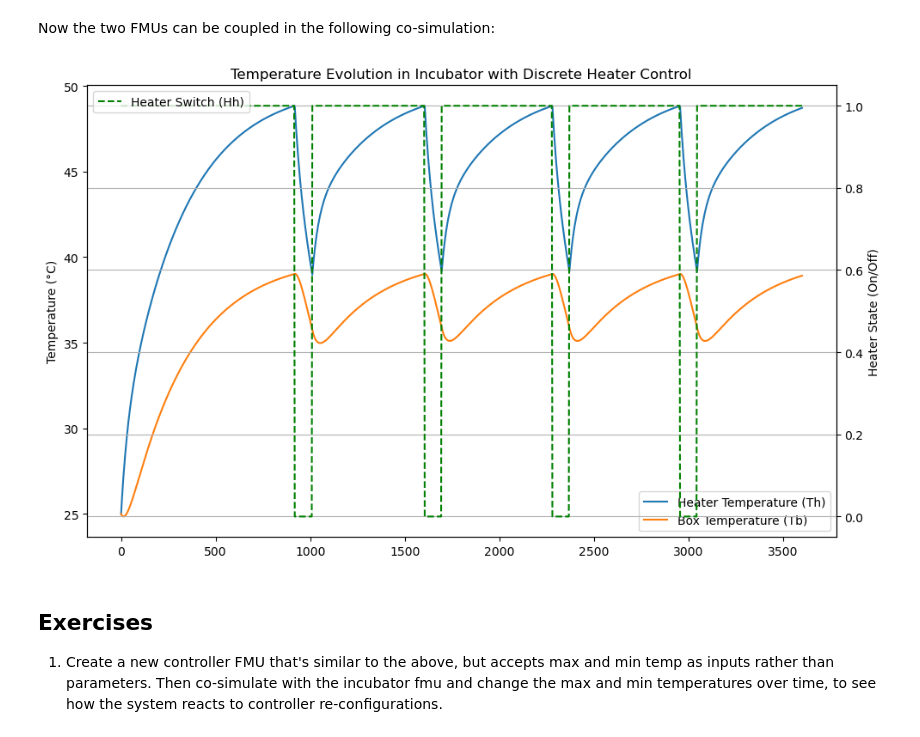
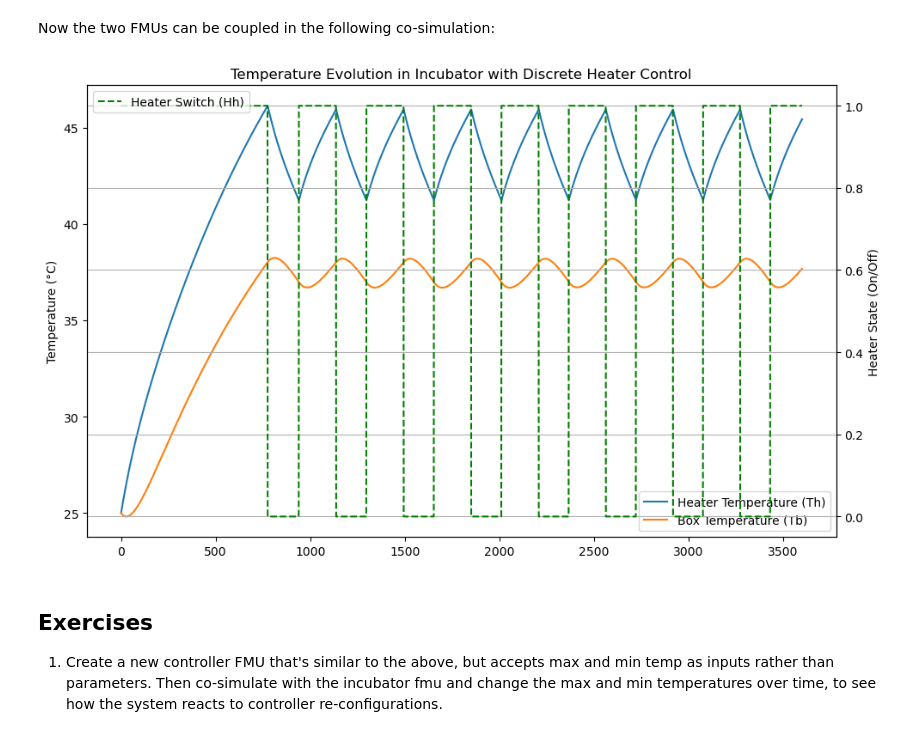
Before and after one commit to Soellingvraa/IncubatorDTCourse, a Jupyter notebook: 3-Physics-Modelling/2-ModellingIncubatorDynamics.ipynb, the cells around one changed output. Cells and saved outputs as stored; diff of their text form; code cells hidden in the pictures.

```diff
--- a/3-Physics-Modelling/2-ModellingIncubatorDynamics.ipynb
+++ b/3-Physics-Modelling/2-ModellingIncubatorDynamics.ipynb
@@ -442,19 +442,30 @@ class ControllerFMU:
 # %% [markdown]
 Now the two FMUs can be coupled in the following co-simulation:
 # %%
-# Parameters (arbitrary values for demonstration purposes)
-Ch = 500.0  # Heat capacity of the heater (J/Kg/C)
-Cb = 1000.0  # Heat capacity of the box (J/Kg/C)
-Ph = 100.0  # Power supplied to the heater (W)
-G_hb = 10.0  # Heat transfer coefficient between heater and box (W/C)
-G_br = 5.0  # Heat transfer coefficient between box and room (W/C)
-Tr = 20.0  # Room temperature (C). For this simulation we assume it is constant.
+## Parameters (arbitrary values for demonstration purposes)
+# Ch = 500.0  # Heat capacity of the heater (J/Kg/C)
+# Cb = 1000.0  # Heat capacity of the box (J/Kg/C)
+# Ph = 100.0  # Power supplied to the heater (W)
+# G_hb = 10.0  # Heat transfer coefficient between heater and box (W/C)
+# G_br = 5.0  # Heat transfer coefficient between box and room (W/C)
+# Tr = 20.0  # Room temperature (C). For this simulation we assume it is constant.
+
+# Adjusted parameters based on [4-Calibration\4-CalibratingIncubatorDynamics.ipynb]
+Ch = 300.0
+Cb = 200.0
+Voltage = 12.0
+Current = 1.5
+Ph = Voltage * Current
+G_hb = 1.6
+G_br = 0.57
+Tr = 20.0
+
 # Initial conditions
 T_h0 = 25.0  # Initial heater temperature (C)
 T_b0 = 25.0  # Initial box temperature (C)
 
-max_temp = 39.0 # Max temperature for controller (C)
-min_temp = 36.0 # Min temperature for controller (C)
+max_temp = 39.0 - 1 # Max temperature for controller (C)
+min_temp = 36.0 + 1 # Min temperature for controller (C)
 
 incubator_fmu = IncubatorFMU(Ch, Cb, Ph, G_hb, G_br, Tr, T_h0, T_b0)
 controller_fmu = ControllerFMU(max_temp, min_temp)
@@ -462,7 +473,7 @@ controller_fmu = ControllerFMU(max_temp, min_temp)
 # Define the simulation parameters
 t_start = 0.0
 t_end = 3600.0  # Simulate for 1 hour (3600 seconds)
-time_step = 3.0  # Step size for each segment of the simulation. Think of this as the execution interval of the controller that turns on and off the heater.
+time_step = 1  # Step size for each segment of the simulation. Think of this as the execution interval of the controller that turns on and off the heater.
 
 incubator_fmu.fmi2Instantiate()
 incubator_fmu.fmi2SetupExperiment(t_start, t_end)
@@ -515,34 +526,34 @@ while current_time < t_end:
     # Update the current time
     current_time = next_time
 
 # Plot the results
 # Plot the results with Hh_values on a secondary y-axis
 plt.figure(figsize=(10, 6))
 
 # Plot the temperatures on the primary y-axis
 plt.plot(t_values, Th_values, label='Heater Temperature (Th)')
 plt.plot(t_values, Tb_values, label='Box Temperature (Tb)')
 
 plt.ylabel('Temperature (°C)')
 
 plt.legend()
 
 # Plot the heater switch on the secondary y-axis
 plt.twinx()  # Create a second y-axis
 plt.plot(t_values, Hh_values, label='Heater Switch (Hh)', color='green', linestyle='--')
 plt.ylabel('Heater State (On/Off)')
 
 # Labels and title
 plt.title('Temperature Evolution in Incubator with Discrete Heater Control')
 plt.xlabel('Time (seconds)')
 
 # Grid, legend, and layout
 plt.grid(True)
 plt.legend(loc='upper left')  # Adjust legend position
 plt.tight_layout()
 plt.show()
 # %% [output]
-[figure, old version]
+[figure, new version]
 # %% [markdown]
 ## Exercises
 
```
Also changed, not shown: 4 other files.
